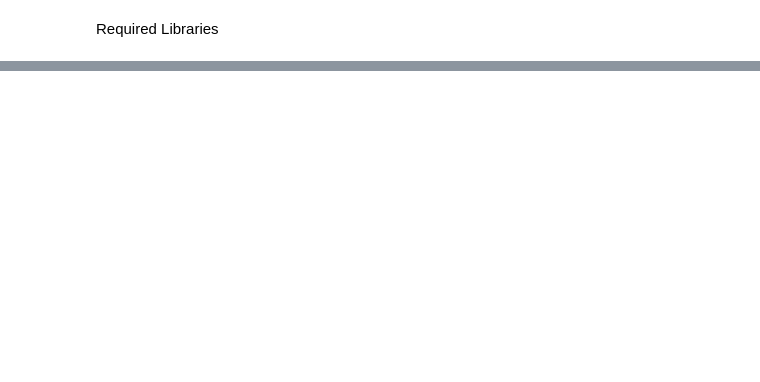
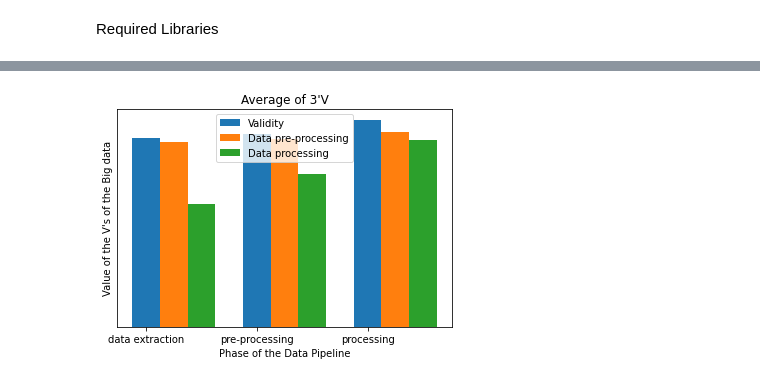
Before and after one commit to sareenv/SOEN-6611-Project, a Jupyter notebook: Measurement.ipynb, the cells around one changed output, grey strips where cells are left out. Saved outputs shown, nothing was run; the diff lists cells and outputs as text; code cells hidden in the pictures; blank space fills up the shorter version.

```diff
--- a/Measurement.ipynb
+++ b/Measurement.ipynb
@@ -91,0 +432,35 @@ display(df_splitted[1].head())
+# %%
+from matplotlib.axis import YAxis
+def processData(before_veracity, scale_factor, after_pre_processing_scale_factor, title="veracity"):
+  data_set = ["data extraction", "pre-processing", "processing"]
+  X_axis = np.arange(len(data_set))
+  after_veracity = []
+  after_pre_processing = []
+
+  for val_idx in range(0, len(before_veracity)):
+    n_val = before_veracity[val_idx] * scale_factor[val_idx]
+    after_veracity.append(n_val)
+
+
+  for val_idx in range(0, len(before_veracity)):
+    n_val = before_veracity[val_idx] * after_pre_processing_scale_factor[val_idx]
+    after_pre_processing.append(n_val)
+
+  width = 0.25
+
+  plt.bar(X_axis, before_veracity, width, label = "Validity")
+  plt.bar(X_axis + width, after_veracity, width, label = "Data pre-processing")
+  plt.bar(X_axis + width * 2, after_pre_processing, width, label = "Data processing")
+  # YAxis.set_visible()
+  # plt.set_yticks([])
+  plt.xticks(X_axis, data_set)
+  plt.xlabel("Phase of the Data Pipeline")
+  plt.ylabel("Value of the V's of the Big data")
+  plt.title("Average of 3'V")
+  plt.yticks([])
+  plt.legend()
+  plt.plot()
+
+processData([0.82, 0.84, 0.9], [0.98, 0.97, 0.94], [0.65, 0.79, 0.90], "compliant records")
+# %% [output]
+[figure, added]
```
Also changed, not shown: parts of 15 cells of this notebook.
